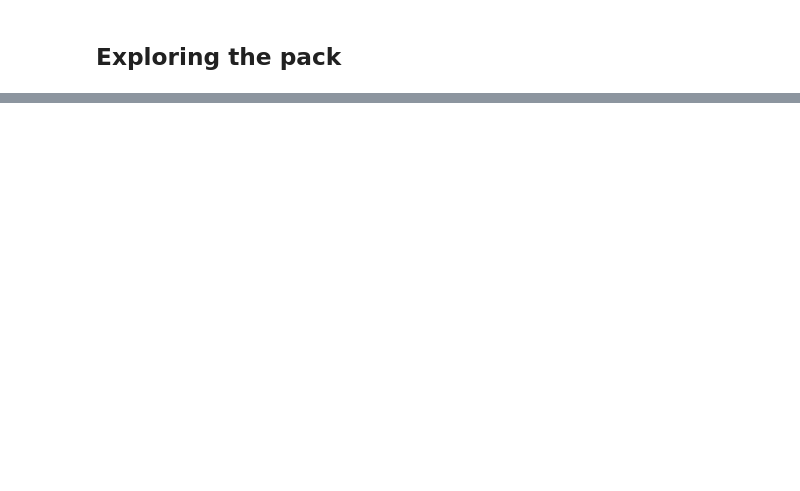
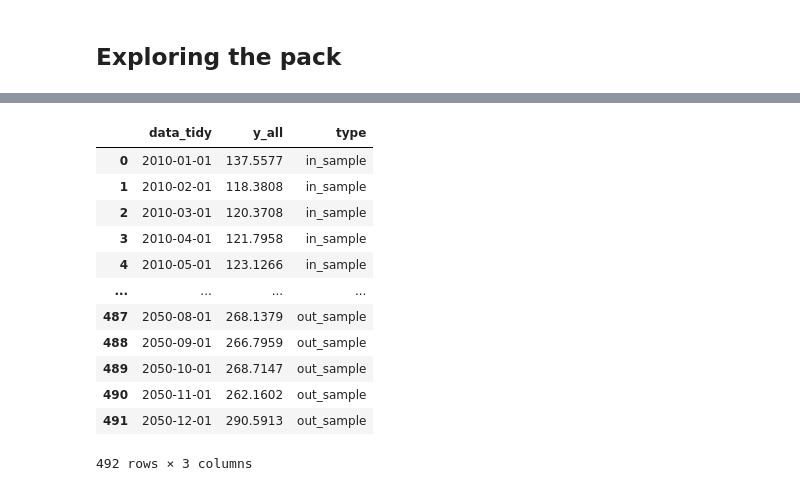
Before and after one commit to 4intelligence/pyfaas4i, a Jupyter notebook: forecastpack_example.ipynb, the cells around one changed output, grey strips where cells are left out. Cells and saved outputs as stored; diff of their text form; code cells hidden in the pictures; blank space fills up the shorter version.

```diff
--- a/forecastpack_example.ipynb
+++ b/forecastpack_example.ipynb
@@ -106,0 +108,4 @@ example_rds.describe()
+# %%
+# Looking into the details of a model which is defined using set_models
+# Here I am choosing the first ARIMA considering MAPE, that is index 11
+example_rds.set_model(11)
@@ -107,3 +135,21 @@ example_rds.describe()
+# %%
+# The variable y_all shows the observed values for observed period (in_sample)
+# and projection for forecasting period (out_sample)
+example_rds.forecast
+# %% [output]
+|  | data_tidy | y_all | type |
+| 0 | 2010-01-01 | 137.5577 | in_sample |
+| 1 | 2010-02-01 | 118.3808 | in_sample |
+| 2 | 2010-03-01 | 120.3708 | in_sample |
+| 3 | 2010-04-01 | 121.7958 | in_sample |
+| 4 | 2010-05-01 | 123.1266 | in_sample |
+| ... | ... | ... | ... |
+| 487 | 2050-08-01 | 268.1379 | out_sample |
+| 488 | 2050-09-01 | 266.7959 | out_sample |
+| 489 | 2050-10-01 | 268.7147 | out_sample |
+| 490 | 2050-11-01 | 262.1602 | out_sample |
+| 491 | 2050-12-01 | 290.5913 | out_sample |
+492 rows × 3 columns
 # %% [markdown]
 ### By default, the first model (Model == 0) is selected, but any can be selected using the set_model() function.
 ### The model number can be seen in the **Model** column of the model_list()
```
Also changed, not shown: parts of 16 cells of this notebook, 8 other files.
